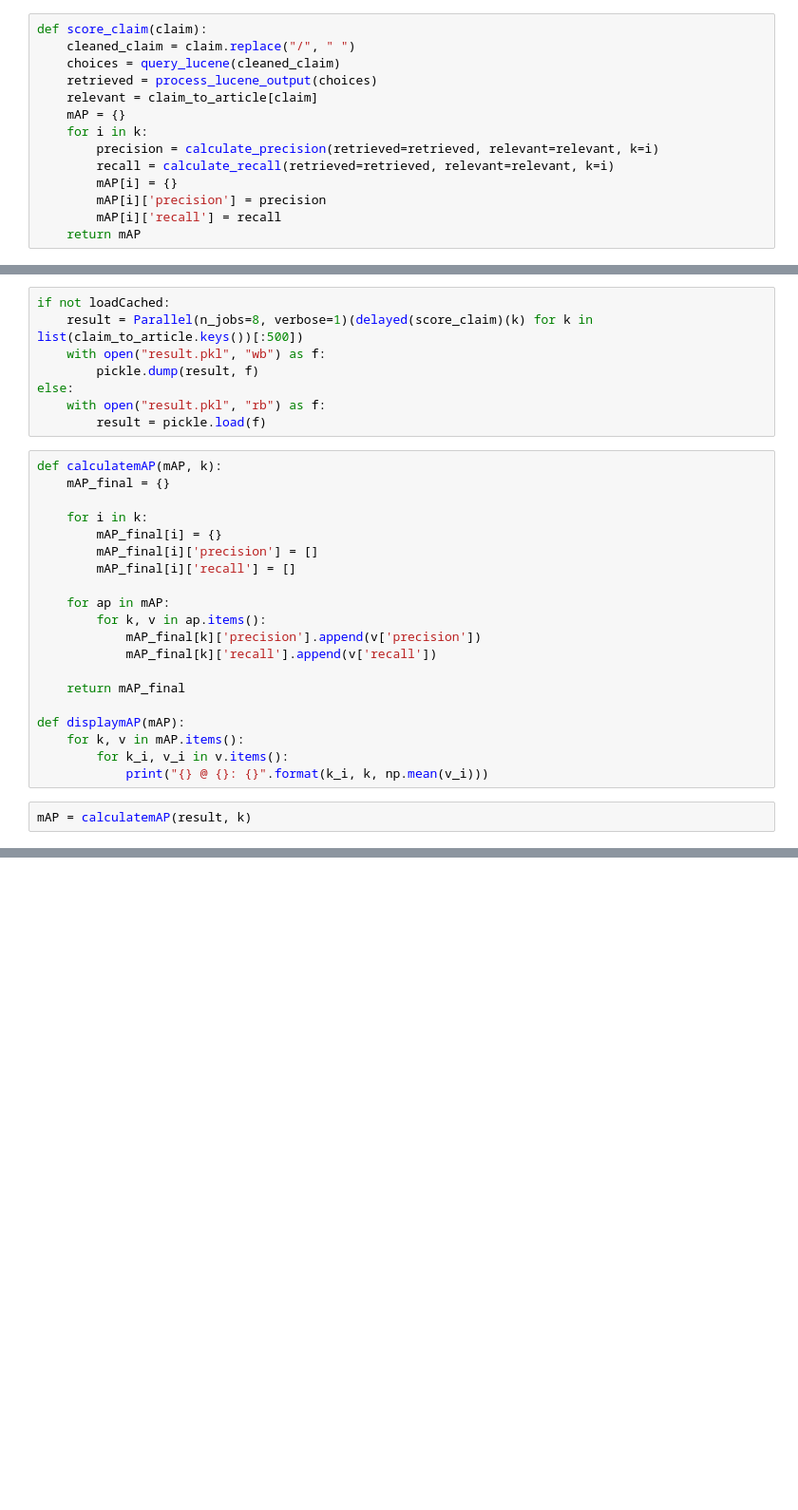
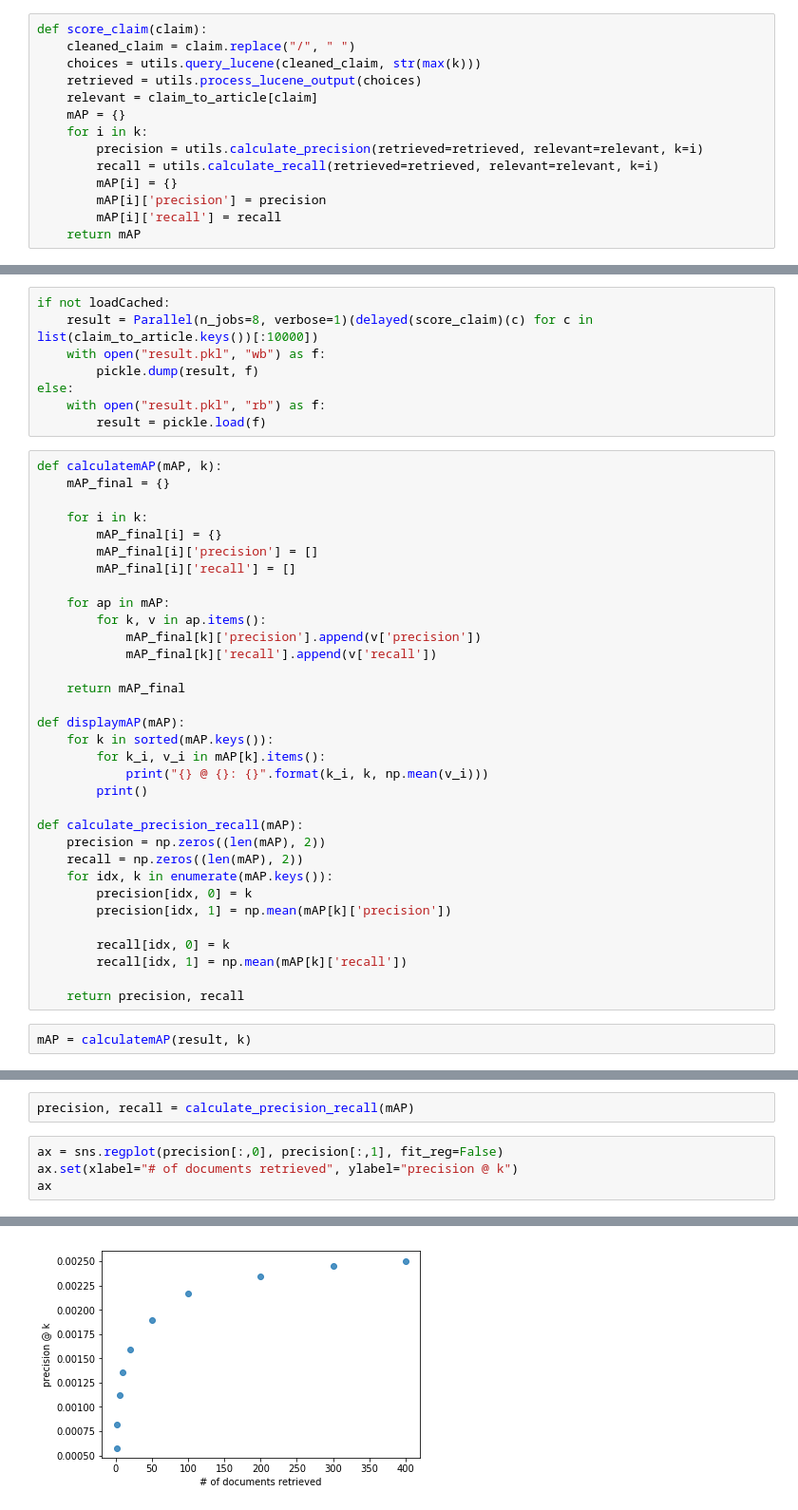
Before and after one commit to moinnadeem/Lucene_Document_Retrieval, a Jupyter notebook: FEVER Document Retrieval.ipynb, the cells around one changed output, grey strips where cells are left out. Shown at 95% size. Saved outputs shown, nothing was run; the diff lists cells and outputs as text; blank space fills up the shorter version.

```diff
--- a/FEVER Document Retrieval.ipynb
+++ b/FEVER Document Retrieval.ipynb
@@ -59,13 +46,13 @@ k = [1,2, 5,10]
 # %%
 def score_claim(claim):
     cleaned_claim = claim.replace("/", " ")
-    choices = query_lucene(cleaned_claim)
-    retrieved = process_lucene_output(choices)
+    choices = utils.query_lucene(cleaned_claim, str(max(k)))
+    retrieved = utils.process_lucene_output(choices)
     relevant = claim_to_article[claim]
     mAP = {}
     for i in k:
-        precision = calculate_precision(retrieved=retrieved, relevant=relevant, k=i)
-        recall = calculate_recall(retrieved=retrieved, relevant=relevant, k=i)
+        precision = utils.calculate_precision(retrieved=retrieved, relevant=relevant, k=i)
+        recall = utils.calculate_recall(retrieved=retrieved, relevant=relevant, k=i)
         mAP[i] = {}
         mAP[i]['precision'] = precision
         mAP[i]['recall'] = recall
@@ -76,7 +63,7 @@ We run this on the CSAIL cluster, and cache the results in a `result.pkl` file.
 loadCached = True
 # %%
 if not loadCached:
-    result = Parallel(n_jobs=8, verbose=1)(delayed(score_claim)(k) for k in list(claim_to_article.keys())[:500])
+    result = Parallel(n_jobs=8, verbose=1)(delayed(score_claim)(c) for c in list(claim_to_article.keys())[:10000])
     with open("result.pkl", "wb") as f:
         pickle.dump(result, f)
 else:
@@ -99,8 +86,21 @@ def calculatemAP(mAP, k):
     return mAP_final
 
 def displaymAP(mAP):
-    for k, v in mAP.items():
-        for k_i, v_i in v.items():
+    for k in sorted(mAP.keys()):
+        for k_i, v_i in mAP[k].items():
             print("{} @ {}: {}".format(k_i, k, np.mean(v_i)))
+        print()
+
+def calculate_precision_recall(mAP):
+    precision = np.zeros((len(mAP), 2))
+    recall = np.zeros((len(mAP), 2))
+    for idx, k in enumerate(mAP.keys()):
+        precision[idx, 0] = k
+        precision[idx, 1] = np.mean(mAP[k]['precision'])
+
+        recall[idx, 0] = k
+        recall[idx, 1] = np.mean(mAP[k]['recall'])
+
+    return precision, recall
 # %%
 mAP = calculatemAP(result, k)
@@ -117,0 +133,7 @@ precision @ 5: 0.045006886603492405
+# %%
+precision, recall = calculate_precision_recall(mAP)
+# %%
+ax = sns.regplot(precision[:,0], precision[:,1], fit_reg=False)
+ax.set(xlabel="# of documents retrieved", ylabel="precision @ k")
+ax
+# %% [output]
@@ -117,0 +141 @@ precision @ 5: 0.045006886603492405
+[figure, added]
```
Also changed, not shown: parts of 25 cells of this notebook, 4 other files.
